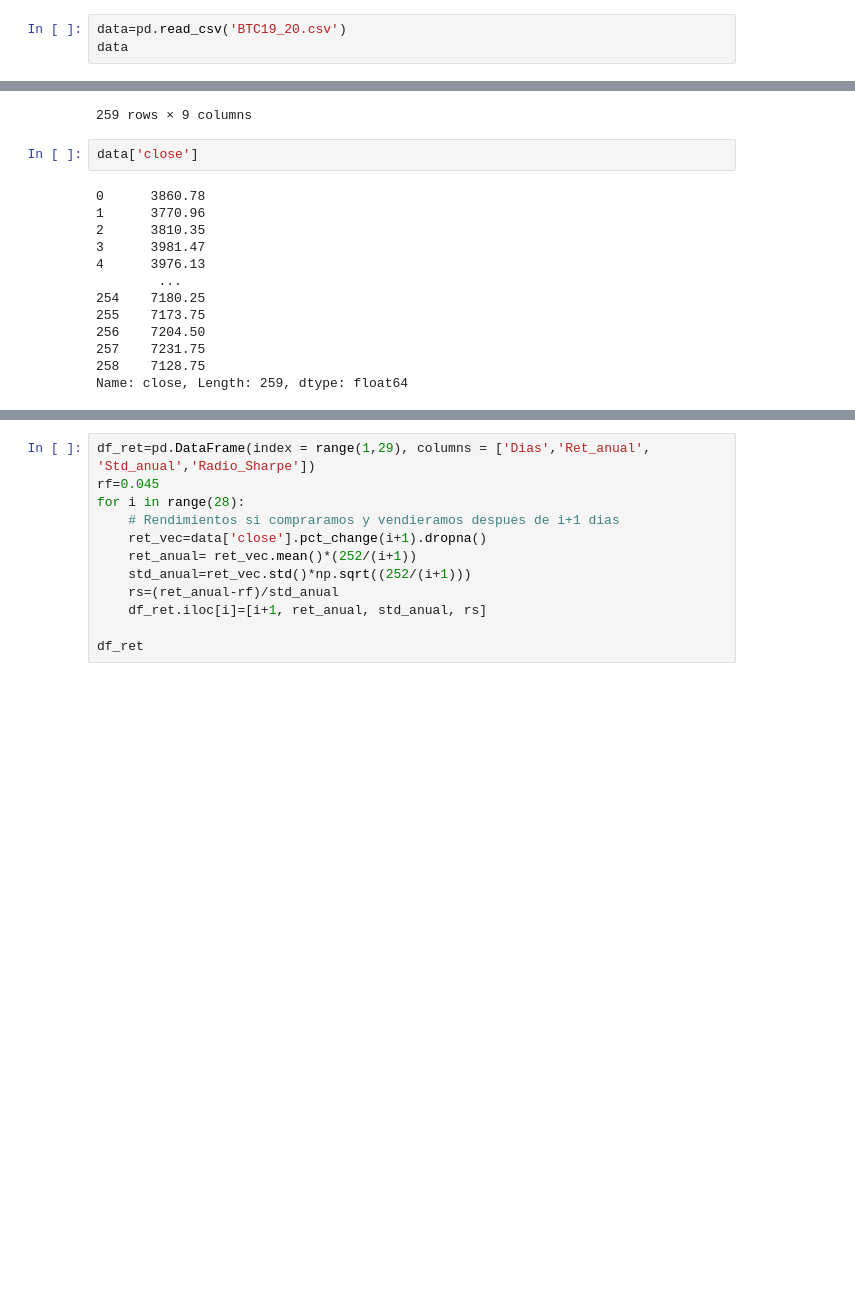
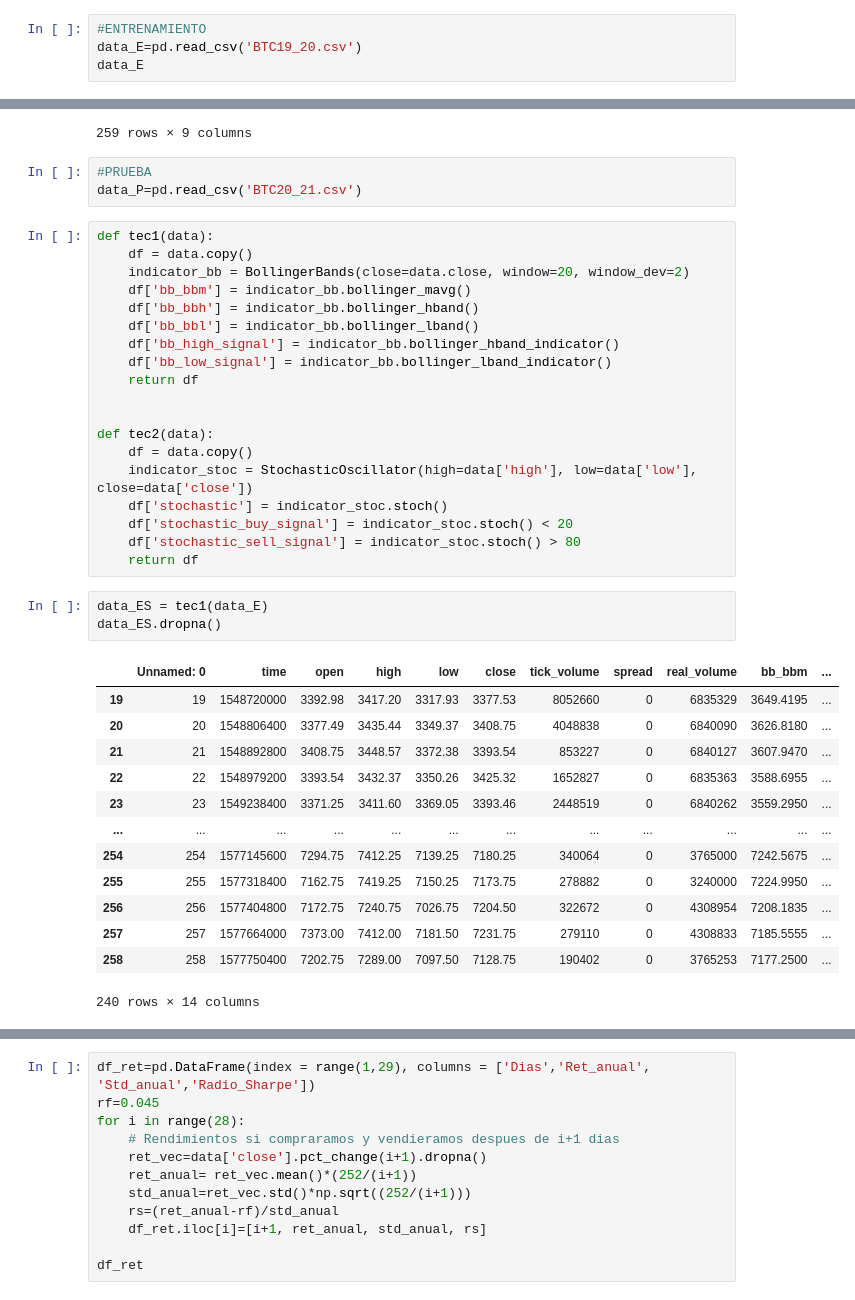
Before and after one commit to Miguel-Morrill/MyST_LAB_5_E2, a Jupyter notebook: LAB5Pruebas.ipynb, the cells around one changed output, grey strips where cells are left out. Drawn from its saved outputs; the diff is of its cells as text; blank space fills up the shorter version.

```diff
--- a/LAB5Pruebas.ipynb
+++ b/LAB5Pruebas.ipynb
@@ -29,8 +32,9 @@ def import_data():
 
     return rates_frame
 # %%
-data=pd.read_csv('BTC19_20.csv')
-data
+#ENTRENAMIENTO
+data_E=pd.read_csv('BTC19_20.csv')
+data_E
 # %% [output]
 |  | Unnamed: 0 | time | open | high | low | close | tick_volume | spread | real_volume |
 | 0 | 0 | 1546387200 | 3776.40 | 3875.24 | 3746.32 | 3860.78 | 2241708 | 0 | 5130062 |
@@ -45,18 +49,42 @@ data
 | 257 | 257 | 1577664000 | 7373.00 | 7412.00 | 7181.50 | 7231.75 | 279110 | 0 | 4308833 |
 | 258 | 258 | 1577750400 | 7202.75 | 7289.00 | 7097.50 | 7128.75 | 190402 | 0 | 3765253 |
 259 rows × 9 columns
-# %%
-data['close']
-# %% [output]
-0      3860.78
-1      3770.96
-2      3810.35
-3      3981.47
-4      3976.13
-        ...
-254    7180.25
-255    7173.75
-256    7204.50
-257    7231.75
-258    7128.75
-Name: close, Length: 259, dtype: float64
+# %%
+#PRUEBA
+data_P=pd.read_csv('BTC20_21.csv')
+# %%
+def tec1(data):
+    df = data.copy()
+    indicator_bb = BollingerBands(close=data.close, window=20, window_dev=2)
+    df['bb_bbm'] = indicator_bb.bollinger_mavg()
+    df['bb_bbh'] = indicator_bb.bollinger_hband()
+    df['bb_bbl'] = indicator_bb.bollinger_lband()
+    df['bb_high_signal'] = indicator_bb.bollinger_hband_indicator()
+    df['bb_low_signal'] = indicator_bb.bollinger_lband_indicator()
+    return df
+
+
+def tec2(data):
+    df = data.copy()
+    indicator_stoc = StochasticOscillator(high=data['high'], low=data['low'], close=data['close'])
+    df['stochastic'] = indicator_stoc.stoch()
+    df['stochastic_buy_signal'] = indicator_stoc.stoch() < 20
+    df['stochastic_sell_signal'] = indicator_stoc.stoch() > 80
+    return df
+# %%
+data_ES = tec1(data_E)
+data_ES.dropna()
+# %% [output]
+|  | Unnamed: 0 | time | open | high | low | close | tick_volume | spread | real_volume | bb_bbm | ... |
+| 19 | 19 | 1548720000 | 3392.98 | 3417.20 | 3317.93 | 3377.53 | 8052660 | 0 | 6835329 | 3649.4195 | ... |
+| 20 | 20 | 1548806400 | 3377.49 | 3435.44 | 3349.37 | 3408.75 | 4048838 | 0 | 6840090 | 3626.8180 | ... |
+| 21 | 21 | 1548892800 | 3408.75 | 3448.57 | 3372.38 | 3393.54 | 853227 | 0 | 6840127 | 3607.9470 | ... |
+| 22 | 22 | 1548979200 | 3393.54 | 3432.37 | 3350.26 | 3425.32 | 1652827 | 0 | 6835363 | 3588.6955 | ... |
+| 23 | 23 | 1549238400 | 3371.25 | 3411.60 | 3369.05 | 3393.46 | 2448519 | 0 | 6840262 | 3559.2950 | ... |
+| ... | ... | ... | ... | ... | ... | ... | ... | ... | ... | ... | ... |
+| 254 | 254 | 1577145600 | 7294.75 | 7412.25 | 7139.25 | 7180.25 | 340064 | 0 | 3765000 | 7242.5675 | ... |
+| 255 | 255 | 1577318400 | 7162.75 | 7419.25 | 7150.25 | 7173.75 | 278882 | 0 | 3240000 | 7224.9950 | ... |
+| 256 | 256 | 1577404800 | 7172.75 | 7240.75 | 7026.75 | 7204.50 | 322672 | 0 | 4308954 | 7208.1835 | ... |
+| 257 | 257 | 1577664000 | 7373.00 | 7412.00 | 7181.50 | 7231.75 | 279110 | 0 | 4308833 | 7185.5555 | ... |
+| 258 | 258 | 1577750400 | 7202.75 | 7289.00 | 7097.50 | 7128.75 | 190402 | 0 | 3765253 | 7177.2500 | ... |
+240 rows × 14 columns
```
Also changed, not shown: parts of 4 cells of this notebook, 1 other file.
